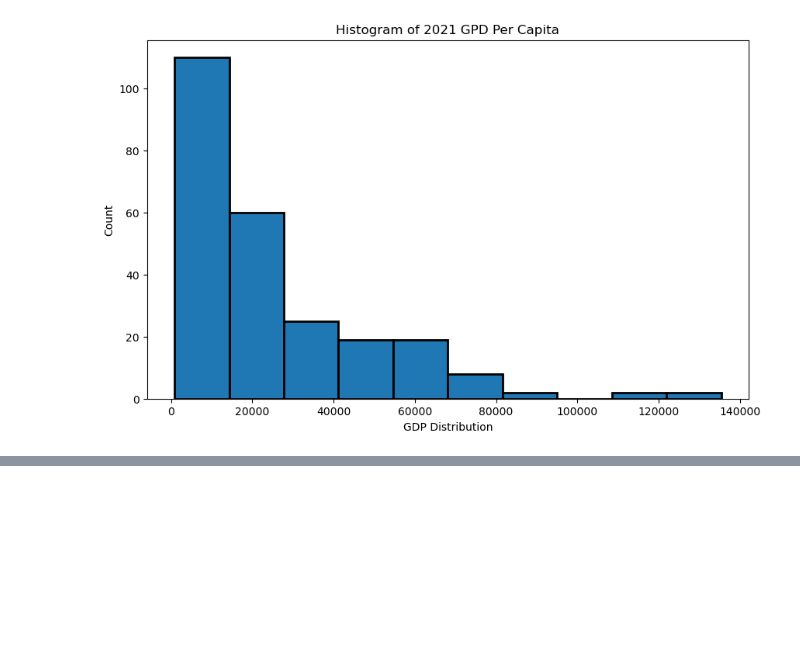
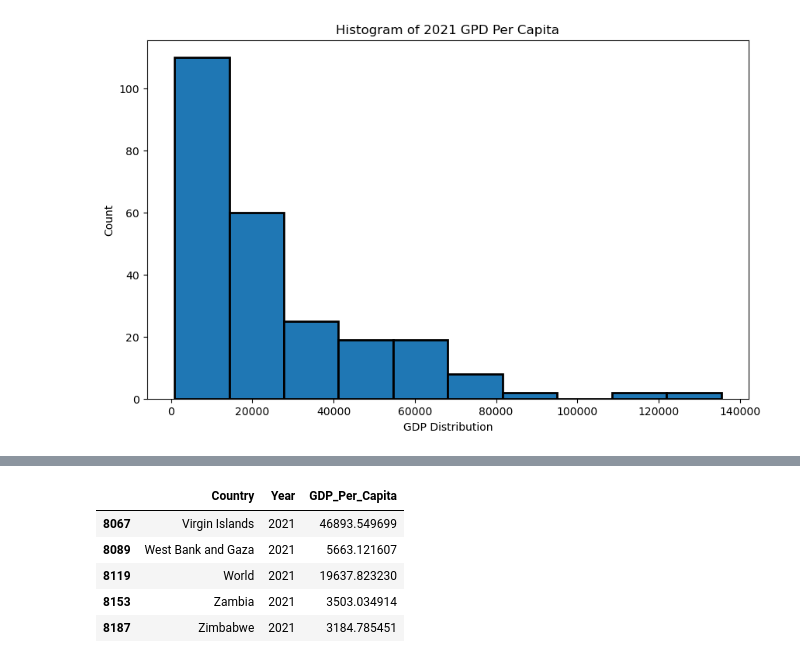
Before and after one commit to nss-data-science-cohort-9/un-exploration-Grantalan, a Jupyter notebook: notebooks/UN_Data_Exploration.ipynb, the cells around one changed output, grey strips where cells are left out. Saved outputs shown, nothing was run; the diff lists cells and outputs as text; code cells hidden in the pictures; blank space fills up the shorter version.

```diff
--- a/notebooks/UN_Data_Exploration.ipynb
+++ b/notebooks/UN_Data_Exploration.ipynb
@@ -237,0 +208,9 @@ plt.title('Histogram of 2021 GPD Per Capita');
+# %%
+gdp_2021.tail(5)
+# %% [output]
+|  | Country | Year | GDP_Per_Capita |
+| 8067 | Virgin Islands | 2021 | 46893.549699 |
+| 8089 | West Bank and Gaza | 2021 | 5663.121607 |
+| 8119 | World | 2021 | 19637.823230 |
+| 8153 | Zambia | 2021 | 3503.034914 |
+| 8187 | Zimbabwe | 2021 | 3184.785451 |
```
Also changed, not shown: parts of 8 cells of this notebook.
